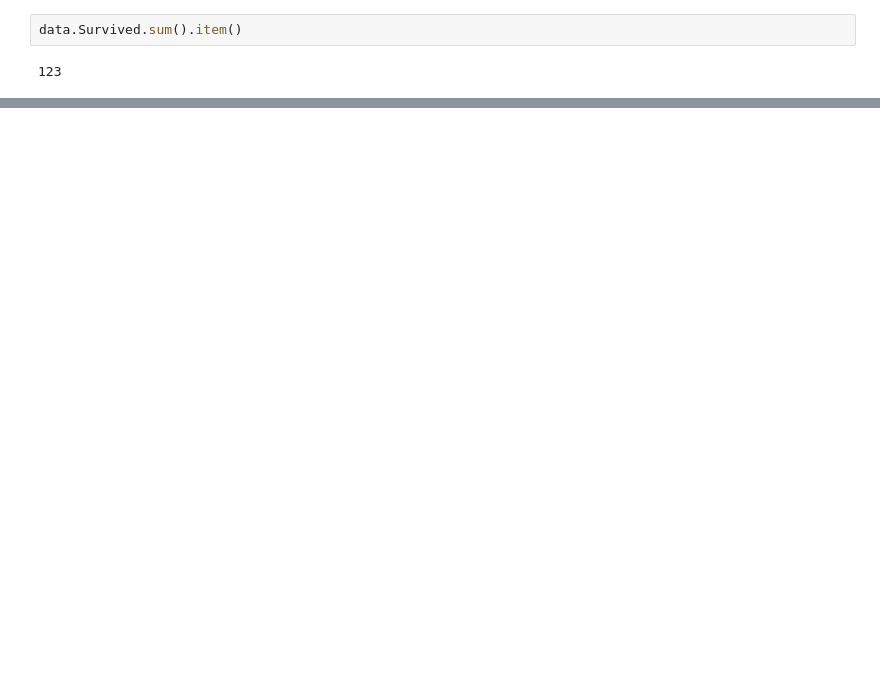
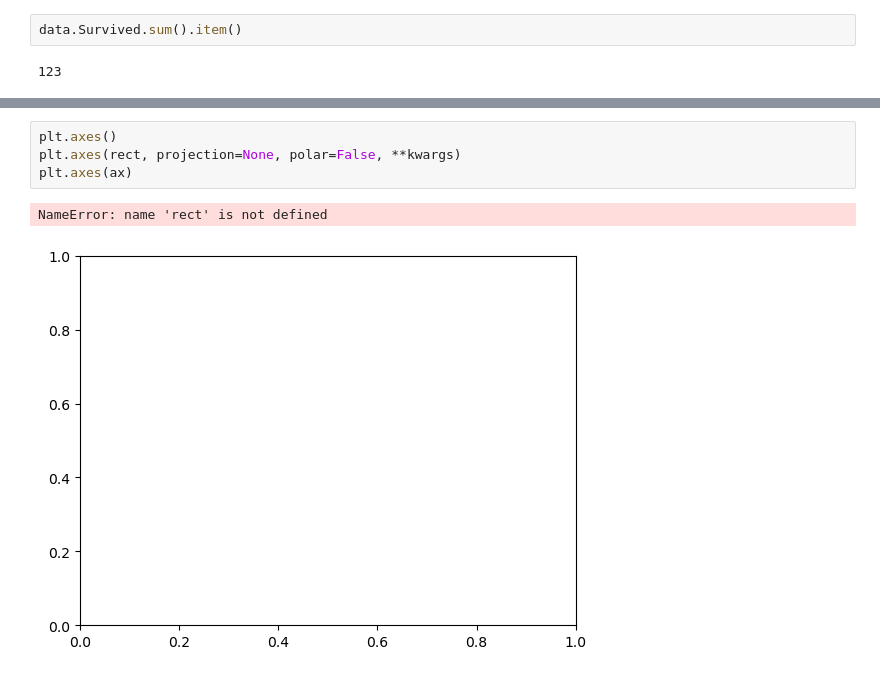
Before and after one commit to BombasticFantastik/DataScience-2024-SFU-Work4, a Jupyter notebook: Практическая работа 4.ipynb, the cells around one changed output, grey strips where cells are left out. Cells and saved outputs as stored; diff of their text form; blank space fills up the shorter version.

```diff
--- a/Практическая работа 4.ipynb
+++ b/Практическая работа 4.ipynb
@@ -210,0 +249,7 @@ data.Survived.sum().item()
+# %%
+plt.axes()
+plt.axes(rect, projection=None, polar=False, **kwargs)
+plt.axes(ax)
+# %% [output]
+NameError: name 'rect' is not defined
+[figure, added]
```
Also changed, not shown: parts of 9 cells of this notebook, 2 other files.
